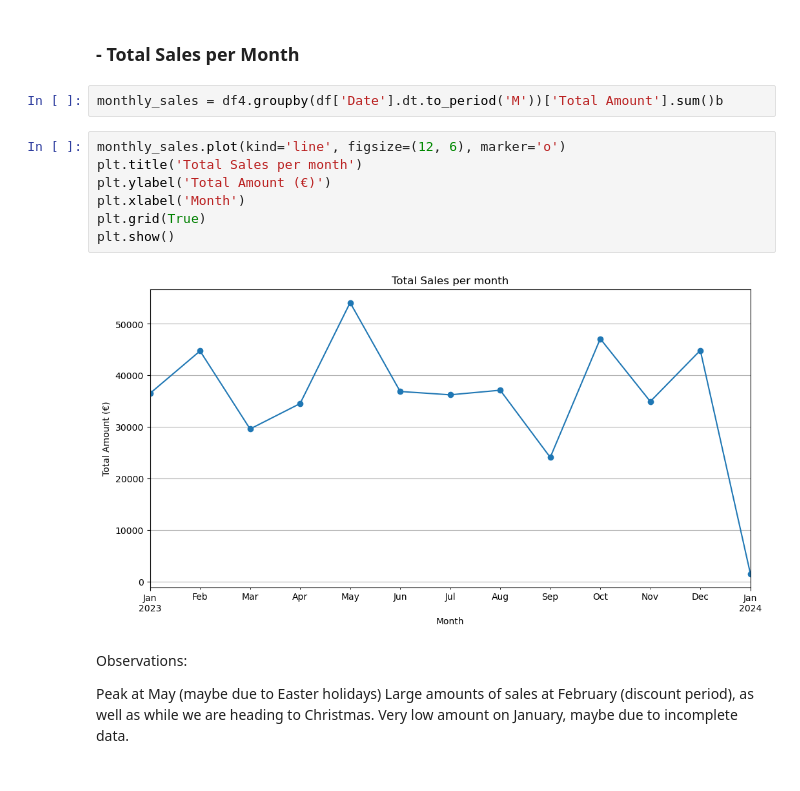
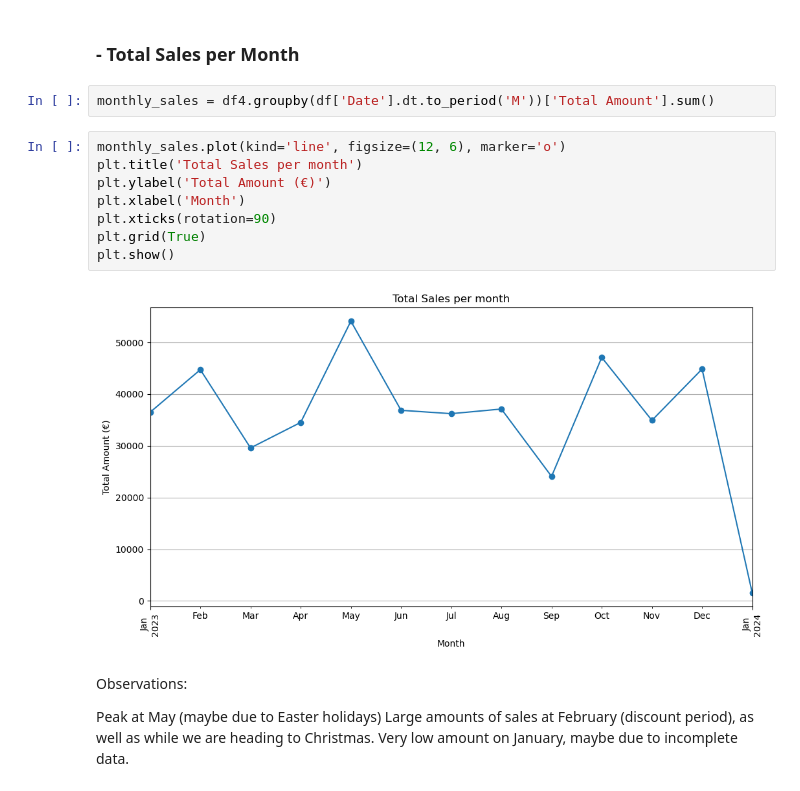
Before and after one commit to IliasMaz/DataScience-Project, a Jupyter notebook: project.ipynb, the cells around one changed output. Cells and saved outputs as stored; diff of their text form.

```diff
--- a/project.ipynb
+++ b/project.ipynb
@@ -754,16 +752,17 @@ df.groupby('Age_Mapped')['Total Amount'].mean().plot.bar()
 # %% [markdown]
 ### - Total Sales per Month
 # %%
-monthly_sales = df4.groupby(df['Date'].dt.to_period('M'))['Total Amount'].sum()b
+monthly_sales = df4.groupby(df['Date'].dt.to_period('M'))['Total Amount'].sum()
 # %%
 monthly_sales.plot(kind='line', figsize=(12, 6), marker='o')
 plt.title('Total Sales per month')
 plt.ylabel('Total Amount (€)')
 plt.xlabel('Month')
+plt.xticks(rotation=90)
 plt.grid(True)
 plt.show()
 # %% [output]
-[figure, old version]
+[figure, new version]
 # %% [markdown]
 Observations:
 
```
Also changed, not shown: parts of 18 cells of this notebook.
